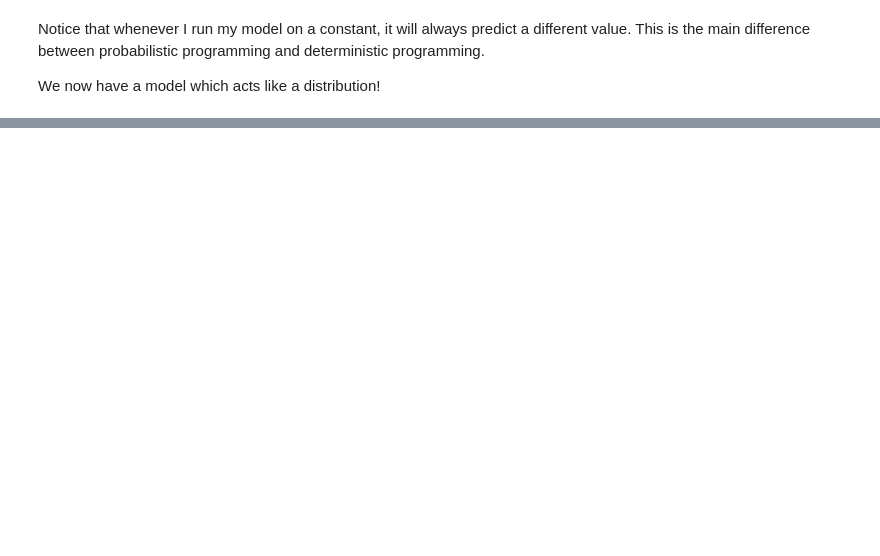
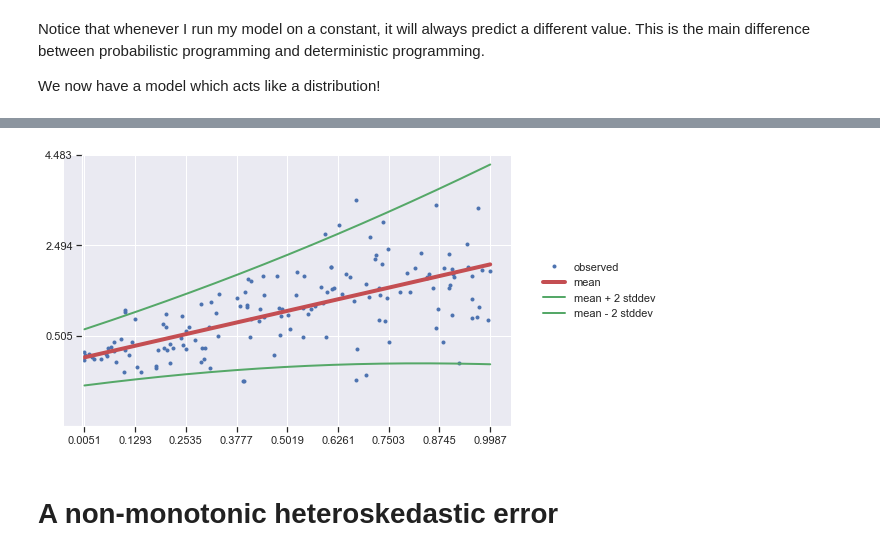
Before and after one commit to IavTavares/BayesStat-ProbProg-Python, a Jupyter notebook: Tensorflow-Probability/Simple Linear Regression.ipynb, the cells around one changed output, grey strips where cells are left out. Cells and saved outputs as stored; diff of their text form; code cells hidden in the pictures; blank space fills up the shorter version.

```diff
--- a/Tensorflow-Probability/Simple Linear Regression.ipynb
+++ b/Tensorflow-Probability/Simple Linear Regression.ipynb
@@ -108,0 +145,38 @@ plt.show()
+# %%
+def plot_save_fig(yhat_syn_ds,x_tst_syn_ds,x_syn_ds, y_syn_ds,fig_name="Fig"):
+    plt.figure(figsize=[8, 5])  # inches
+    plt.plot(x_syn_ds, y_syn_ds, 'b.', label='observed');
+    # y_syn_ds, x_syn_ds, x_tst_syn_ds
+
+    m = yhat_syn_ds.mean()
+    s = yhat_syn_ds.stddev()
+
+    plt.plot(x_tst_syn_ds, m, 'r', linewidth=4, label='mean');
+    plt.plot(x_tst_syn_ds, m + 2 * s, 'g', linewidth=2, label=r'mean + 2 stddev');
+    plt.plot(x_tst_syn_ds, m - 2 * s, 'g', linewidth=2, label=r'mean - 2 stddev');
+
+
+    y_range=[np.min(y_syn_ds)-1,np.max(y_syn_ds)+1]
+    plt.ylim(*y_range);
+    plt.yticks(np.linspace(*y_range, 4)[1:]);
+
+    x_range=[np.min(x_syn_ds),np.max(x_syn_ds)]
+    plt.xticks(np.linspace(*x_range, num=9));
+
+    ax=plt.gca();
+    ax.xaxis.set_ticks_position('bottom')
+    ax.yaxis.set_ticks_position('left')
+    ax.spines['left'].set_position(('data', 0))
+    ax.spines['top'].set_visible(False)
+    ax.spines['right'].set_visible(False)
+    #ax.spines['left'].set_smart_bounds(True)
+    #ax.spines['bottom'].set_smart_bounds(True)
+    plt.legend(loc='center left', fancybox=True, framealpha=0., bbox_to_anchor=(1.05, 0.5))
+
+    plt.savefig('./Figures/'+ fig_name, bbox_inches='tight', dpi=300)
+
+plot_save_fig(yhat_syn_ds,x_tst_syn_ds,x_syn_ds, y_syn_ds)
+# %% [output]
+[figure, added]
+# %% [markdown]
+# A non-monotonic heteroskedastic error
```
Also changed, not shown: parts of 26 cells of this notebook.
